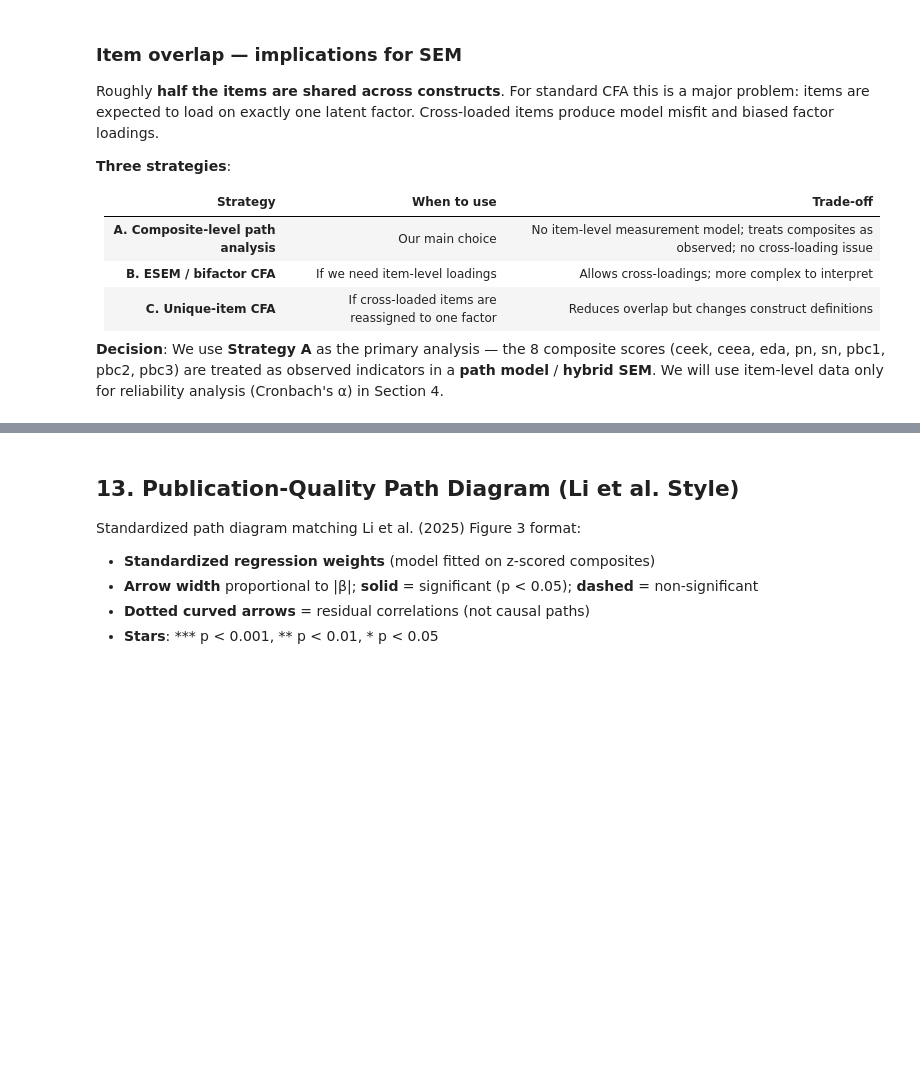
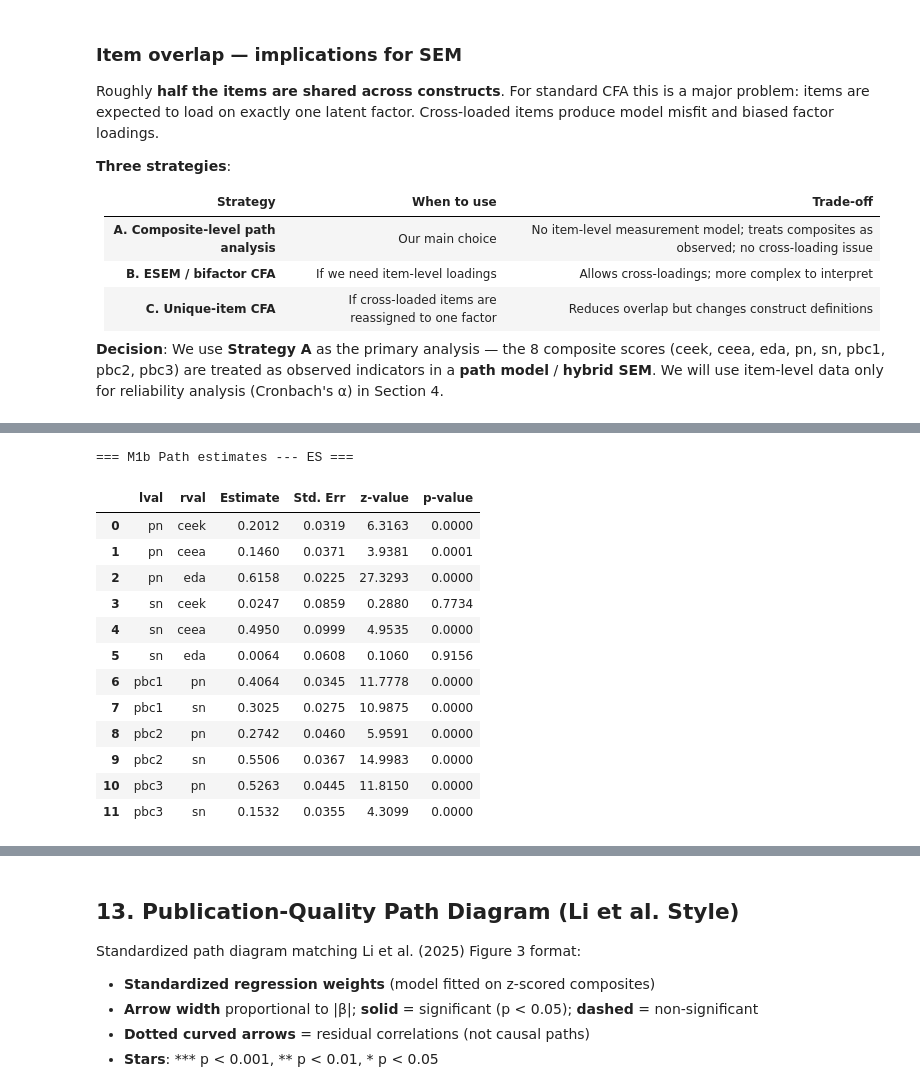
Before and after one commit to danielTorren/bench_py_v4, a Jupyter notebook: structural_equation_modelling/sem_bench_analysis.ipynb, the cells around one changed output, grey strips where cells are left out. Saved outputs shown, nothing was run; the diff lists cells and outputs as text; code cells hidden in the pictures; blank space fills up the shorter version.

```diff
--- a/structural_equation_modelling/sem_bench_analysis.ipynb
+++ b/structural_equation_modelling/sem_bench_analysis.ipynb
@@ -635,8 +1079,10 @@ full_fit_table.set_index('Model')
 
 # ── Module-level helpers for extracting path estimates ────────────────────────
 
+from scipy.stats import zscore as sp_zscore
+
+
 def get_structural_paths(model):
-    """Return a DataFrame of regression paths (~) from a fitted semopy model."""
     try:
         p = model.inspect(mode='list', what='est', information='expected')
     except Exception:
@@ -644,36 +1090,78 @@ def get_structural_paths(model):
     if 'op' in p.columns:
         p = p[p['op'] == '~']
     return p
 
 
 def lookup_est(df_paths, lhs, rhs):
-    """Look up the estimated coefficient for a single path lhs ~ rhs."""
     try:
         row = df_paths[(df_paths['lval'] == lhs) & (df_paths['rval'] == rhs)]
         return float(row['Estimate'].iloc[0]) if len(row) > 0 else np.nan
     except Exception:
         return np.nan
 
 
 def get_params(model, label):
-    """Return all parameter estimates with a Dataset column."""
     try:
         params = model.inspect(mode='list', what='est', information='expected')
     except Exception:
         params = model.inspect()
     params = params.copy()
     params['Dataset'] = label
     return params
 
 
+def _std_fit(spec, data):
+    dz = data.apply(sp_zscore, nan_policy='omit')
+    m = semopy.Model(spec)
+    m.fit(dz)
+    p = m.inspect()
+    reg = p[p['op'] == '~'][['lval', 'rval', 'Estimate', 'p-value']].copy()
+    s = semopy.calc_stats(m).iloc[0]
+    return reg, s
+
+
+def _lkp(reg, lhs, rhs):
+    row = reg[(reg['lval'] == lhs) & (reg['rval'] == rhs)]
+    if len(row) == 0:
+        return np.nan, np.nan
+    return float(row['Estimate'].iloc[0]), float(row['p-value'].iloc[0])
+
+
+def _stars(p):
+    if p < 0.001: return '***'
+    if p < 0.01:  return '**'
+    if p < 0.05:  return '*'
+    return ''
+
+
+def _lbl(b, p):
+    s = _stars(p)
+    return f'{b:.3f}{s}' if s else '(ns)'
+
+
 # ── Primary model is M1b ──────────────────────────────────────────────────────
 m1b_es = models['M1b_ES']
 
 params_es = get_params(m1b_es, 'ES')
 reg_es = params_es[params_es['op'] == '~'][['lval', 'rval', 'Estimate', 'Std. Err', 'z-value', 'p-value']]
 
-print('=== M1b Path estimates — ES ===')
+print('=== M1b Path estimates --- ES ===')
 display(reg_es.round(4))
+# %% [output]
+=== M1b Path estimates --- ES ===
+|  | lval | rval | Estimate | Std. Err | z-value | p-value |
+| 0 | pn | ceek | 0.2012 | 0.0319 | 6.3163 | 0.0000 |
+| 1 | pn | ceea | 0.1460 | 0.0371 | 3.9381 | 0.0001 |
+| 2 | pn | eda | 0.6158 | 0.0225 | 27.3293 | 0.0000 |
+| 3 | sn | ceek | 0.0247 | 0.0859 | 0.2880 | 0.7734 |
+| 4 | sn | ceea | 0.4950 | 0.0999 | 4.9535 | 0.0000 |
+| 5 | sn | eda | 0.0064 | 0.0608 | 0.1060 | 0.9156 |
+| 6 | pbc1 | pn | 0.4064 | 0.0345 | 11.7778 | 0.0000 |
+| 7 | pbc1 | sn | 0.3025 | 0.0275 | 10.9875 | 0.0000 |
+| 8 | pbc2 | pn | 0.2742 | 0.0460 | 5.9591 | 0.0000 |
+| 9 | pbc2 | sn | 0.5506 | 0.0367 | 14.9983 | 0.0000 |
+| 10 | pbc3 | pn | 0.5263 | 0.0445 | 11.8150 | 0.0000 |
+| 11 | pbc3 | sn | 0.1532 | 0.0355 | 4.3099 | 0.0000 |
 # %%
 
 # R² for endogenous variables in M1b
```
Also changed, not shown: parts of 36 cells of this notebook, 17 other files.
